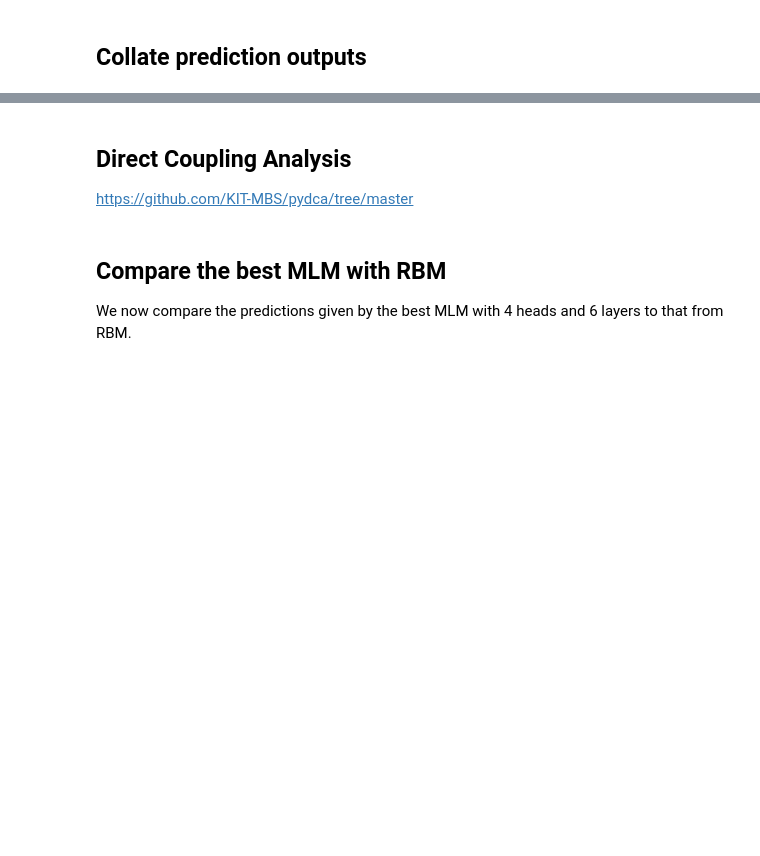
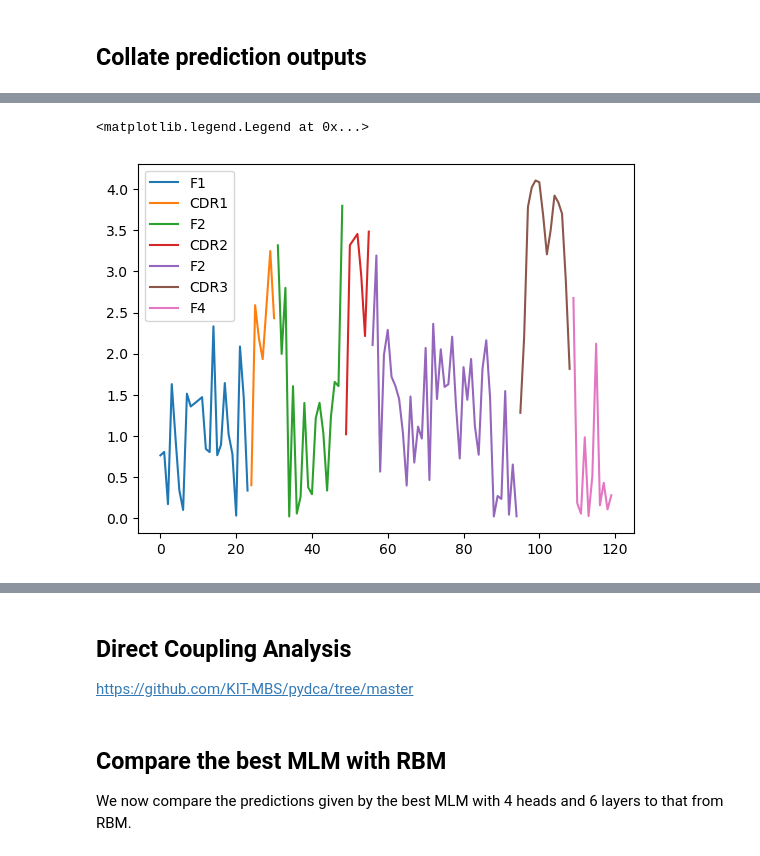
Before and after one commit to XTM233/UROP-2023, a Jupyter notebook: results_discussion.ipynb, the cells around one changed output, grey strips where cells are left out. Drawn from its saved outputs; the diff is of its cells as text; code cells hidden in the pictures; blank space fills up the shorter version.

```diff
--- a/results_discussion.ipynb
+++ b/results_discussion.ipynb
@@ -837,21 +925,37 @@ plt.hist(vec2,alpha=0.4, density=True, bins=20); #CDE
 # %%
+f = open('input/sabdab_heavy_pos.txt', "r")
+out = f.read()
+imgt_num=out.splitlines()
+
+## positions taken from IMGT templates ##
+b_cdr1 = imgt_num.index('27')
+e_cdr1 = imgt_num.index('38')
+
+b_cdr2 = imgt_num.index('56')
+e_cdr2 = imgt_num.index('65')
+
+b_cdr3 = imgt_num.index('105')
+e_cdr3 = imgt_num.index('117')
 b_cdr1n = mapping_indices_seq[ref].index(b_cdr1) # complementary determining matrix
 e_cdr1n = mapping_indices_seq[ref].index(e_cdr1)
 b_cdr2n = mapping_indices_seq[ref].index(b_cdr2)
 e_cdr2n = mapping_indices_seq[ref].index(e_cdr2)
 b_cdr3n = mapping_indices_seq[ref].index(b_cdr3)
 e_cdr3n = mapping_indices_seq[ref].index(e_cdr3)
 
 
 import matplotlib.pyplot as plt
 plt.plot(np.arange(b_cdr1n), vec1[:b_cdr1n], label='F1')
 plt.plot(np.arange(b_cdr1n,e_cdr1n), vec1[b_cdr1n:e_cdr1n], label='CDR1')
 plt.plot(np.arange(e_cdr1n, b_cdr2n), vec1[e_cdr1n: b_cdr2n], label='F2')
 plt.plot(np.arange(b_cdr2n, e_cdr2n), vec1[b_cdr2n:e_cdr2n], label='CDR2')
 plt.plot(np.arange(e_cdr2n, b_cdr3n), vec1[e_cdr2n: b_cdr3n], label='F2')
 plt.plot(np.arange(b_cdr3n,e_cdr3n), vec1[b_cdr3n:e_cdr3n], label='CDR3')
 plt.plot(np.arange(e_cdr3n, len(seqs[ref])), vec1[e_cdr3n:], label='F4')
 plt.legend()
+# %% [output]
+<matplotlib.legend.Legend at 0x...>
+[figure, added]
 # %%
 plt.scatter(vec1[:b_cdr1n], vec2[:b_cdr1n], label='F1')
 plt.scatter(vec1[b_cdr1n:e_cdr1n], vec2[b_cdr1n:e_cdr1n], label='CDR1')
```
Also changed, not shown: parts of 32 cells of this notebook.
